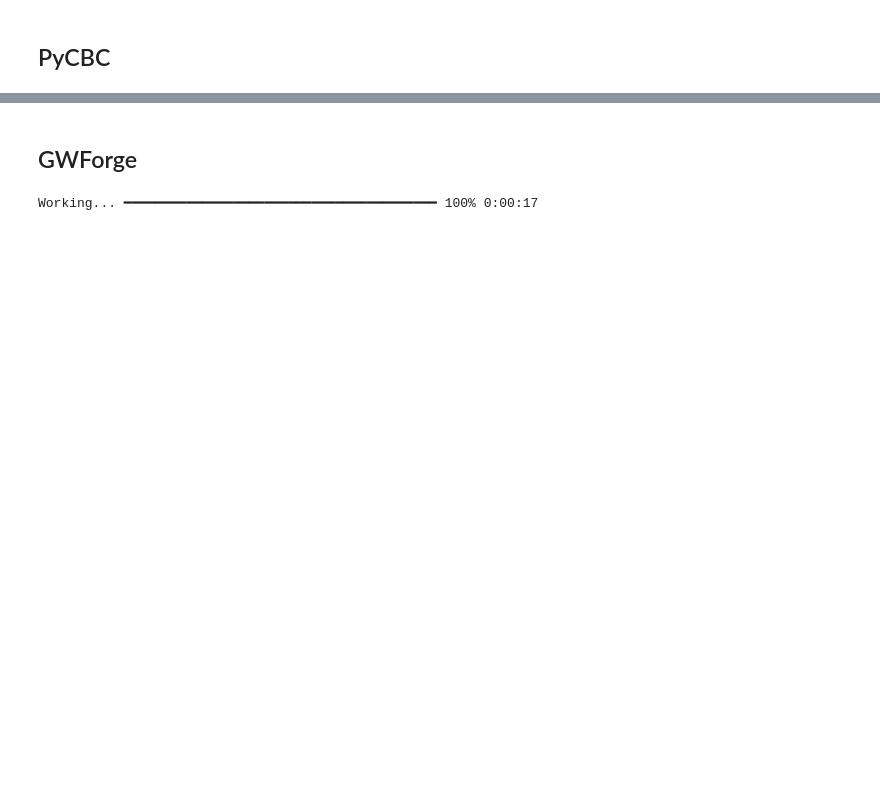
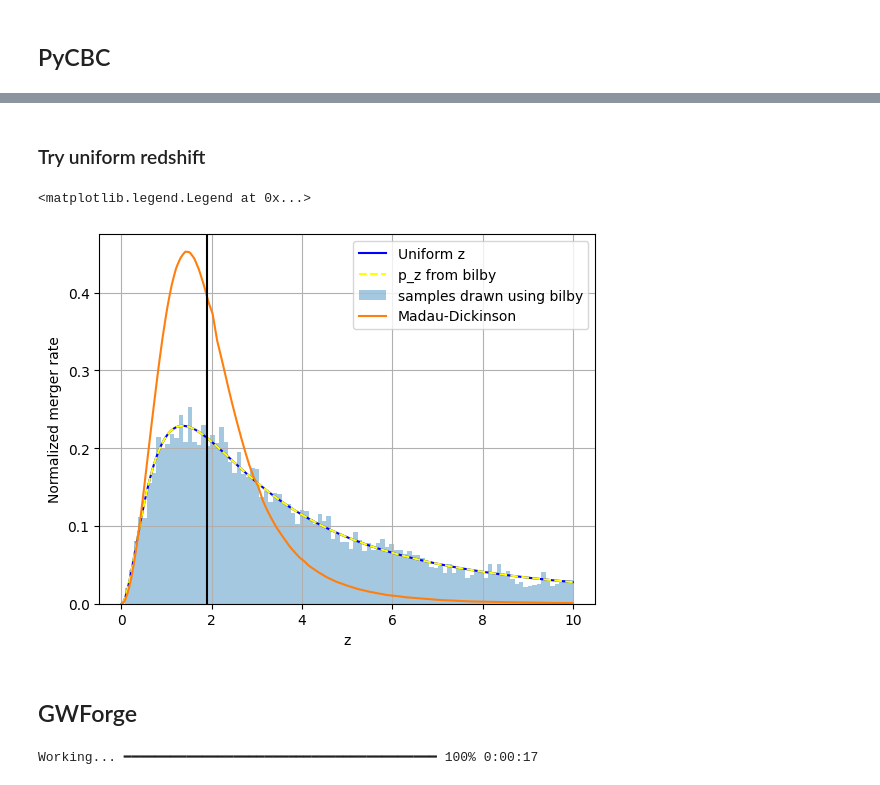
Before and after one commit to divyajyoti09/next_gen_detect, a Jupyter notebook: call_redshift_models_various_packages.ipynb, the cells around one changed output, grey strips where cells are left out. Drawn from its saved outputs; the diff is of its cells as text; code cells hidden in the pictures; blank space fills up the shorter version.

```diff
--- a/call_redshift_models_various_packages.ipynb
+++ b/call_redshift_models_various_packages.ipynb
@@ -31,3 +61,40 @@ Text(0.5, 1.0, 'SFR Madau Dickinson')
+# %% [markdown]
+### Try uniform redshift
+# %%
+import warnings
+warnings.filterwarnings("ignore", "Wswiglal-redir-stdio")
+from pycbc.population.population_models import merger_rate_density, sfr_madau_dickinson_2014, coalescence_rate, norm_redshift_distribution
+import numpy as np
+import pylab as plt
+import bilby
+
+z_arr = np.arange(0.01, 10, 0.01)
+
+def uniform_z(z, min_z=0, max_z=10):
+    prior = bilby.core.prior.Uniform(minimum=min_z, maximum=max_z)
+    return(prior.prob(z))
+
+mr_unif_pycbc = coalescence_rate(uniform_z)
+nrd_unif_pycbc = norm_redshift_distribution(z_arr, mr_unif_pycbc)
+plt.plot(z_arr, nrd_unif_pycbc, label='Uniform z', c='b')
+prior_z = bilby.core.prior.Interped(xx=z_arr, yy=nrd_unif_pycbc, minimum=0.,maximum=10, name='redshift')
+samples = prior_z.sample(10000)
+plt.plot(z_arr, prior_z.probability_density(z_arr), label='p_z from bilby', ls='--', c='yellow')
+plt.hist(samples, bins=100, density=True, alpha=0.4, label='samples drawn using bilby');
+
+mrd_pycbc = merger_rate_density(sfr_func=sfr_madau_dickinson_2014, td_model='inverse', rho_local=22, npoints=100)
+mrd_pycbc_arr = mrd_pycbc(z_arr)
+mr_pycbc = coalescence_rate(mrd_pycbc)
+nrd_pycbc = norm_redshift_distribution(z_arr, mr_pycbc)
+plt.plot(z_arr, nrd_pycbc, label='Madau-Dickinson')
+plt.axvline(1.9, c='k')
+plt.xlabel('z')
+plt.ylabel('Normalized merger rate')
+plt.grid()
+plt.legend()
+# %% [output]
+<matplotlib.legend.Legend at 0x...>
+[figure, added]
 # %% [markdown]
 ## GWForge
 # %%
```
Also changed, not shown: parts of 2 cells of this notebook, 9 other files.
